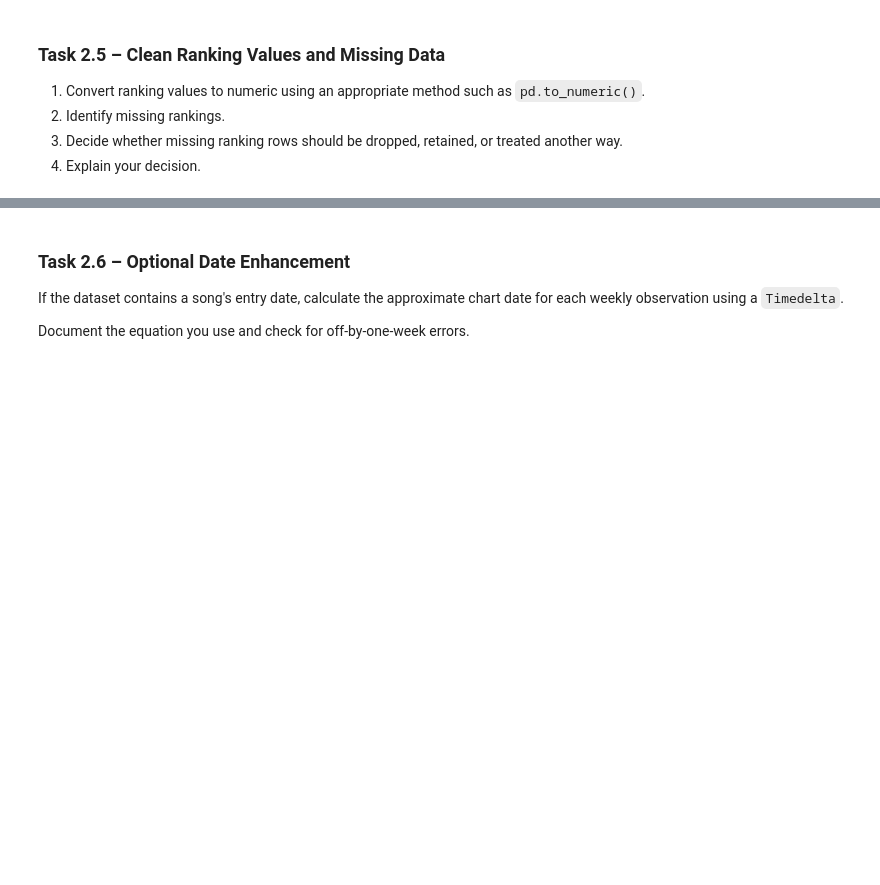
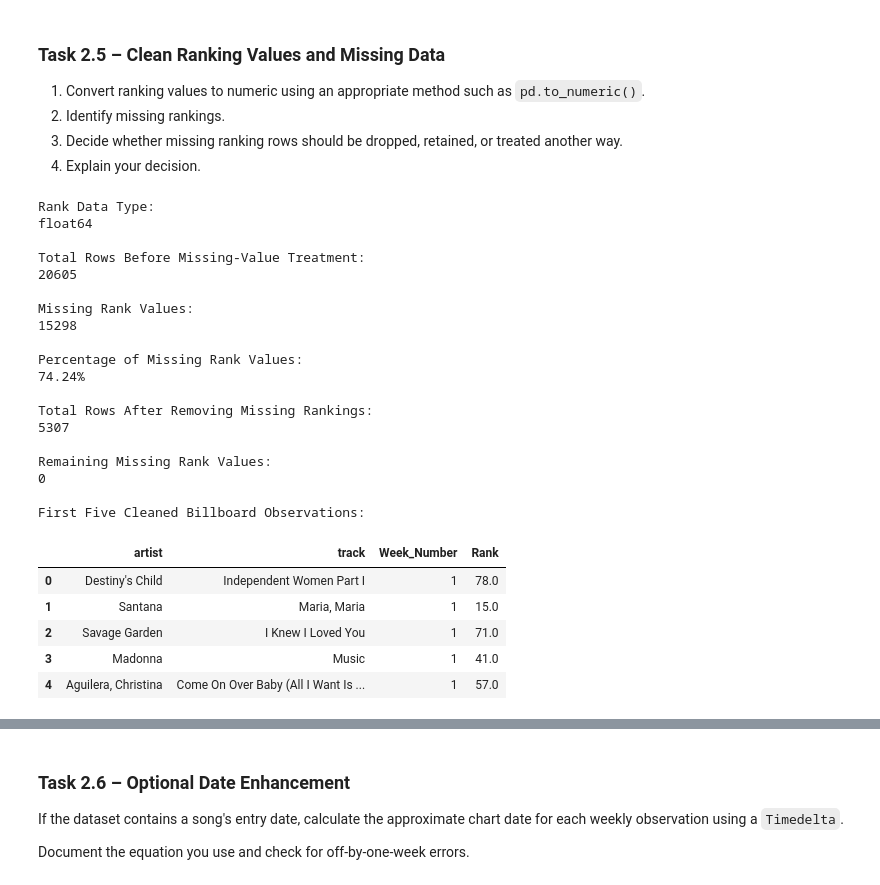
Before and after one commit to UbaidUllah777/Lab-2---Tidying-Cleaning-Imputation-and-Outlier-Detection, a Jupyter notebook: week5Lab.ipynb, the cells around one changed output, grey strips where cells are left out. Cells and saved outputs as stored; diff of their text form; code cells hidden in the pictures; blank space fills up the shorter version.

```diff
--- a/week5Lab.ipynb
+++ b/week5Lab.ipynb
@@ -658,0 +727,72 @@ Convert the extracted week number to a numeric type after cleaning.
+# %%
+# Create a copy for cleaned Billboard observations
+billboard_clean = billboard_long.copy()
+
+# Convert Rank to numeric
+billboard_clean["Rank"] = pd.to_numeric(
+    billboard_clean["Rank"],
+    errors="coerce"
+)
+
+# Count missing rankings before treatment
+missing_rank_count = billboard_clean["Rank"].isna().sum()
+total_rows_before = len(billboard_clean)
+
+print("Rank Data Type:")
+print(billboard_clean["Rank"].dtype)
+
+print("\nTotal Rows Before Missing-Value Treatment:")
+print(total_rows_before)
+
+print("\nMissing Rank Values:")
+print(missing_rank_count)
+
+print("\nPercentage of Missing Rank Values:")
+print(f"{(missing_rank_count / total_rows_before) * 100:.2f}%")
+
+# Remove rows where no weekly chart ranking exists
+billboard_clean = billboard_clean.dropna(
+    subset=["Rank"]
+).copy()
+
+# Reset the index after removing missing observations
+billboard_clean.reset_index(drop=True, inplace=True)
+
+print("\nTotal Rows After Removing Missing Rankings:")
+print(len(billboard_clean))
+
+print("\nRemaining Missing Rank Values:")
+print(billboard_clean["Rank"].isna().sum())
+
+print("\nFirst Five Cleaned Billboard Observations:")
+display(
+    billboard_clean[
+        ["artist", "track", "Week_Number", "Rank"]
+    ].head()
+)
+# %% [output]
+Rank Data Type:
+float64
+
+Total Rows Before Missing-Value Treatment:
+20605
+
+Missing Rank Values:
+15298
+
+Percentage of Missing Rank Values:
+74.24%
+
+Total Rows After Removing Missing Rankings:
+5307
+
+Remaining Missing Rank Values:
+0
+
+First Five Cleaned Billboard Observations:
+|  | artist | track | Week_Number | Rank |
+| 0 | Destiny's Child | Independent Women Part I | 1 | 78.0 |
+| 1 | Santana | Maria, Maria | 1 | 15.0 |
+| 2 | Savage Garden | I Knew I Loved You | 1 | 71.0 |
+| 3 | Madonna | Music | 1 | 41.0 |
+| 4 | Aguilera, Christina | Come On Over Baby (All I Want Is ... | 1 | 57.0 |
```
Also changed, not shown: parts of 10 cells of this notebook.
